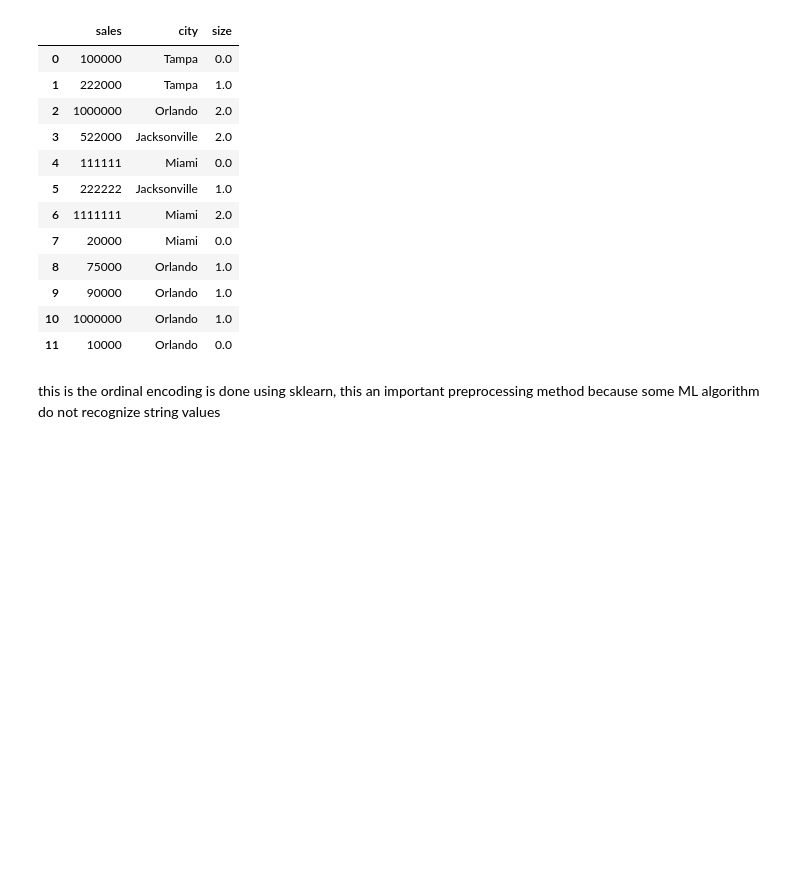
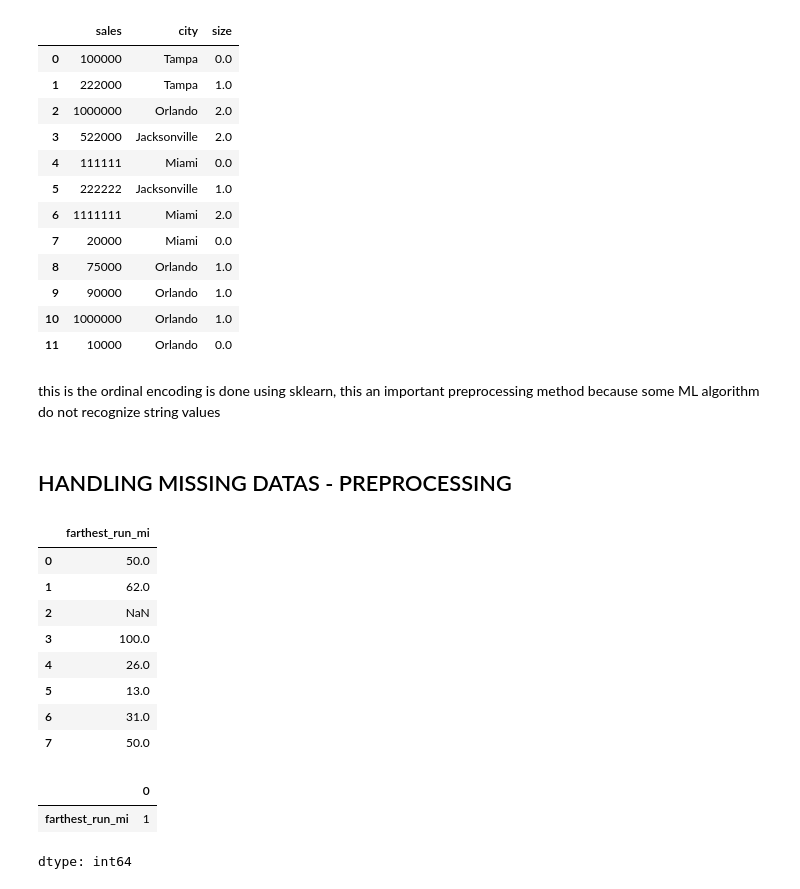
Before and after one commit to LegendSeyi/AI-tutorial-practice, a Jupyter notebook: train_test_split.ipynb, the cells around one changed output. Saved outputs shown, nothing was run; the diff lists cells and outputs as text; code cells hidden in the pictures; blank space fills up the shorter version.

```diff
--- a/train_test_split.ipynb
+++ b/train_test_split.ipynb
@@ -430,3 +431,27 @@ d
 | 11 | 10000 | Orlando | 0.0 |
 # %% [markdown]
 this is the ordinal encoding is done using sklearn, this an important preprocessing method because some ML algorithm do not recognize string values
+# %% [markdown]
+## HANDLING MISSING DATAS - PREPROCESSING
+# %%
+# SAMPLE DATA
+miles = pd.DataFrame({'farthest_run_mi' :[50,62,np.nan,100,26,13,31,50]})
+# %%
+miles
+# %% [output]
+|  | farthest_run_mi |
+| 0 | 50.0 |
+| 1 | 62.0 |
+| 2 | NaN |
+| 3 | 100.0 |
+| 4 | 26.0 |
+| 5 | 13.0 |
+| 6 | 31.0 |
+| 7 | 50.0 |
+# %%
+# to check how many null values in the data
+miles.isna().sum()
+# %% [output]
+|  | 0 |
+| farthest_run_mi | 1 |
+dtype: int64
```
Also changed, not shown: parts of 4 cells of this notebook.
